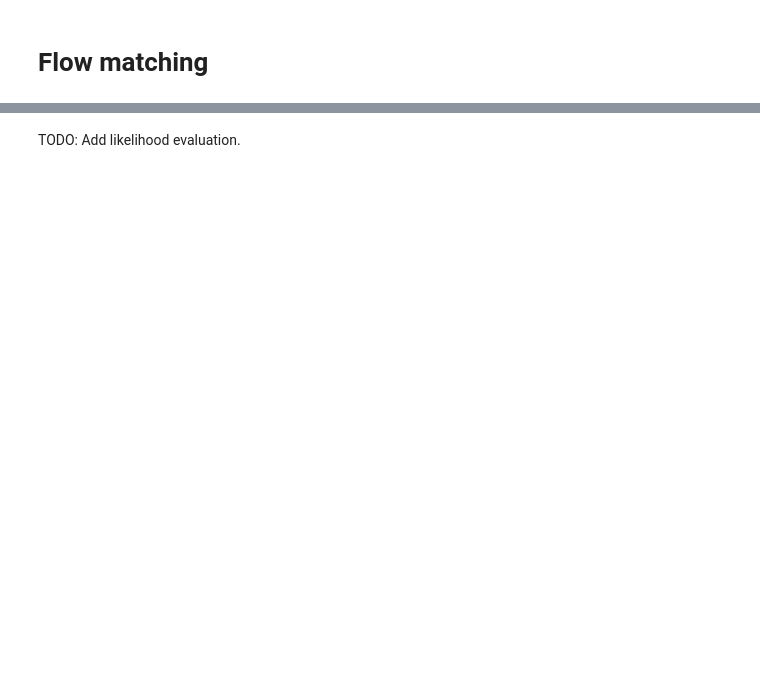
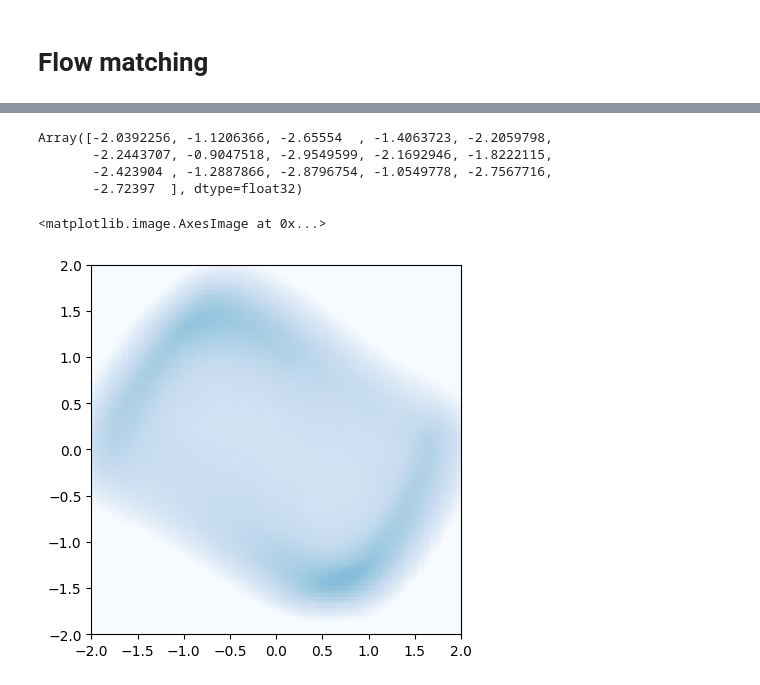
Before and after one commit to smsharma/minified-generative-models, a Jupyter notebook: 06_flow_matching.ipynb, the cells around one changed output, grey strips where cells are left out. Cells and saved outputs as stored; diff of their text form; code cells hidden in the pictures; blank space fills up the shorter version.

```diff
--- a/06_flow_matching.ipynb
+++ b/06_flow_matching.ipynb
@@ -126,2 +158,46 @@ plt.ylim(-2, 2)
-# %% [markdown]
-TODO: Add likelihood evaluation.
+# %%
+def logp_exact(t, y, args):
+    """ Compute trace directly.
+    """
+    y, _ = y
+    t = np.atleast_1d(t)
+    t_emb = get_timestep_embedding(t, dim_t_emb)[0]
+    fn = lambda y: v.apply(params, y, t_emb)  # Time-augmented function
+    f, f_vjp = jax.vjp(fn, y)  # VJPs can be computed at the ~same cost as computing f through reverse-mode AD
+
+    # Compute trace
+    (size,) = y.shape
+    (dfdy,) = jax.vmap(f_vjp)(np.eye(size))
+    logp = np.trace(dfdy)
+    return f, logp
+
+t0, t1, dt0 = 1., 0., -1e-2
+
+def log_prob(y):
+    term = dfx.ODETerm(logp_exact)
+    solver = dfx.Dopri5()
+    delta_log_likelihood = 0.0
+    y = (y, delta_log_likelihood)
+    sol = dfx.diffeqsolve(term, solver, t1, t0, -dt0, y)
+    (z,), (delta_log_likelihood,) = sol.ys
+    log_prob = delta_log_likelihood + tfp.distributions.Normal(loc=0., scale=1.).log_prob(z).sum()
+    return log_prob
+
+jax.vmap(log_prob)(x_sample[:16])
+# %% [output]
+Array([-2.0392256, -1.1206366, -2.65554  , -1.4063723, -2.2059798,
+       -2.2443707, -0.9047518, -2.9549599, -2.1692946, -1.8222115,
+       -2.423904 , -1.2887866, -2.8796754, -1.0549778, -2.7567716,
+       -2.72397  ], dtype=float32)
+# %%
+# Make a grid between -2 and 2, and flatten it to pass to log_prob
+x_grid = np.linspace(-2, 2, 100)
+x_grid = np.stack(np.meshgrid(x_grid, x_grid), -1).reshape(-1, 2)
+# %%
+# Evaluate and reshape back to grid
+x_loglike = jax.vmap(log_prob)(x_grid).reshape(100, 100)
+# %%
+plt.imshow(x_loglike, origin='lower', extent=(-2, 2, -2, 2), cmap='Blues', vmin=-5, vmax=5)
+# %% [output]
+<matplotlib.image.AxesImage at 0x...>
+[figure, added]
```
Also changed, not shown: parts of 12 cells of this notebook, 1 other file.
